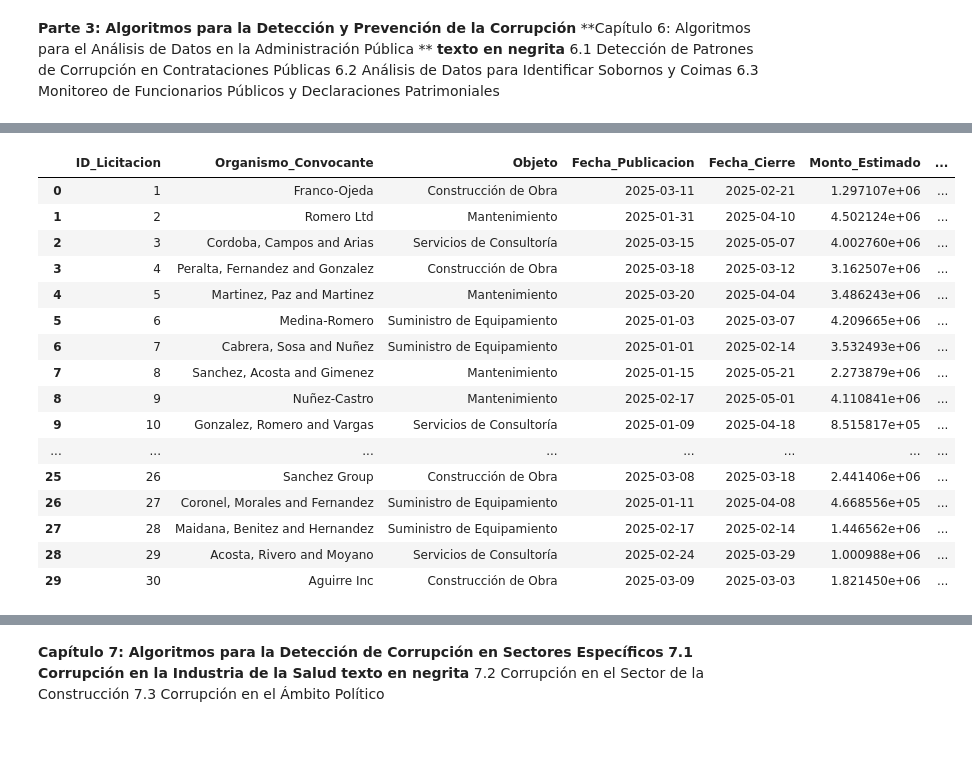
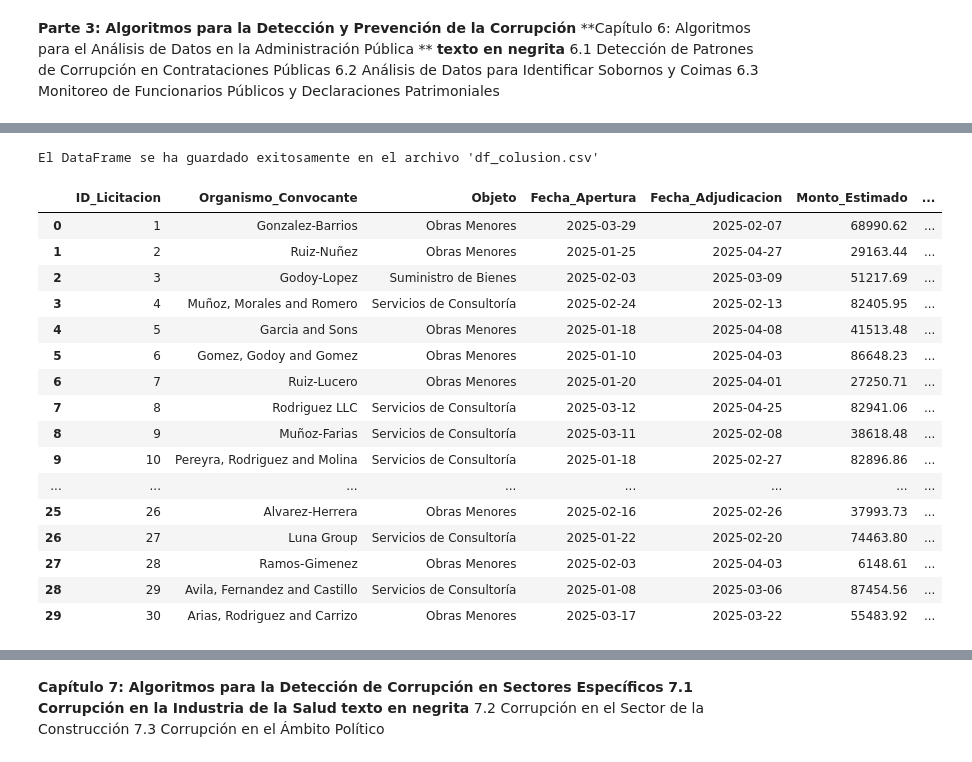
Before and after one commit to Viny2030/Libro_Algoritmos_contra_fraude_corrupcion, a Jupyter notebook: datasetlibro.ipynb, the cells around one changed output, grey strips where cells are left out. Saved outputs shown, nothing was run; the diff lists cells and outputs as text; code cells hidden in the pictures.

```diff
--- a/datasetlibro.ipynb
+++ b/datasetlibro.ipynb
@@ -913,41 +1047,49 @@ El DataFrame se ha guardado exitosamente en el archivo 'df_contratos.csv'
 # %%
 import random
 
-# 1. Generación de un dataset simulado para licitaciones públicas
+# 1. Generación de un dataset simulado para licitaciones con posible colusión
 fake = Faker('es_AR')
 
 num_licitaciones = 30
-data_licitaciones = {
+montos = np.random.uniform(5000, 100000, num_licitaciones)
+montos_formateados = ["{:.2f}".format(monto) for monto in montos]
+data_colusion = {
     'ID_Licitacion': range(1, num_licitaciones + 1),
     'Organismo_Convocante': [fake.company() for _ in range(num_licitaciones)],
-    'Objeto': [random.choice(['Construcción de Obra', 'Suministro de Equipamiento', 'Servicios de Consultoría', 'Mantenimiento']) for _ in range(num_licitaciones)],
-    'Fecha_Publicacion': pd.to_datetime([fake.date_this_year() for _ in range(num_licitaciones)]),
-    'Fecha_Cierre': pd.to_datetime([fake.date_this_year() + pd.Timedelta(days=random.randint(15, 90)) for _ in range(num_licitaciones)]),
-    'Monto_Estimado': np.random.uniform(50000, 5000000, num_licitaciones),
+    'Objeto': [random.choice(['Suministro de Bienes', 'Servicios de Consultoría', 'Obras Menores']) for _ in range(num_licitaciones)],
+    'Fecha_Apertura': pd.to_datetime([fake.date_this_year() for _ in range(num_licitaciones)]),
+    'Fecha_Adjudicacion': pd.to_datetime([fake.date_this_year() + pd.Timedelta(days=random.randint(5, 45)) for _ in range(num_licitaciones)]),
+    'Monto_Estimado': montos_formateados,
     'Empresa_Ganadora': [fake.company() for _ in range(num_licitaciones)],
-    'Monto_Adjudicado': np.random.uniform(45000, 5200000, num_licitaciones),
-    'Proceso_Seleccion': [random.choice(['Licitación Pública', 'Concurso de Precios', 'Contratación Directa']) for _ in range(num_licitaciones)],
-    'Participantes': [random.randint(1, 5) for _ in range(num_licitaciones)],
-    'Relacion_Funcionario_Ganador': [random.choice([0, 0, 0, 1]) for _ in range(num_licitaciones)], # 1: Posible relación
-    'Es_Irregular': np.zeros(num_licitaciones, dtype=int) # Inicialmente no irregular
+    'Ofertas_Presentadas': [random.randint(2, 6) for _ in range(num_licitaciones)],
+     'Monto_Adjudicado': [float(montos_formateados[i]) * 0.90 for i in range(num_licitaciones)],  # Convert to float before multiplying,
+    'Relacion_Empresas': [random.choice([0, 0, 0, 1]) for _ in range(num_licitaciones)], # 1: Posible relación entre oferentes
+    'Ofertas_Similares': [random.choice([0, 0, 1]) for _ in range(num_licitaciones)], # 1: Ofertas con precios muy cercanos
+    'Es_Colusion': np.zeros(num_licitaciones, dtype=int) # Inicialmente sin colusión
 }
-df_licitaciones = pd.DataFrame(data_licitaciones)
-df_licitaciones
+df_colusion = pd.DataFrame(data_colusion)
+df_colusion
+nombre_archivo_csv = 'df_colusion.csv'
+df_colusion.to_csv(nombre_archivo_csv, index=False)
+
+print(f"El DataFrame se ha guardado exitosamente en el archivo '{nombre_archivo_csv}'")
+df_colusion
 # %% [output]
+El DataFrame se ha guardado exitosamente en el archivo 'df_colusion.csv'
-|  | ID_Licitacion | Organismo_Convocante | Objeto | Fecha_Publicacion | Fecha_Cierre | Monto_Estimado | ... |
-| 0 | 1 | Franco-Ojeda | Construcción de Obra | 2025-03-11 | 2025-02-21 | 1.297107e+06 | ... |
-| 1 | 2 | Romero Ltd | Mantenimiento | 2025-01-31 | 2025-04-10 | 4.502124e+06 | ... |
-| 2 | 3 | Cordoba, Campos and Arias | Servicios de Consultoría | 2025-03-15 | 2025-05-07 | 4.002760e+06 | ... |
-| 3 | 4 | Peralta, Fernandez and Gonzalez | Construcción de Obra | 2025-03-18 | 2025-03-12 | 3.162507e+06 | ... |
-| 4 | 5 | Martinez, Paz and Martinez | Mantenimiento | 2025-03-20 | 2025-04-04 | 3.486243e+06 | ... |
-| 5 | 6 | Medina-Romero | Suministro de Equipamiento | 2025-01-03 | 2025-03-07 | 4.209665e+06 | ... |
-| 6 | 7 | Cabrera, Sosa and Nuñez | Suministro de Equipamiento | 2025-01-01 | 2025-02-14 | 3.532493e+06 | ... |
-| 7 | 8 | Sanchez, Acosta and Gimenez | Mantenimiento | 2025-01-15 | 2025-05-21 | 2.273879e+06 | ... |
-| 8 | 9 | Nuñez-Castro | Mantenimiento | 2025-02-17 | 2025-05-01 | 4.110841e+06 | ... |
-| 9 | 10 | Gonzalez, Romero and Vargas | Servicios de Consultoría | 2025-01-09 | 2025-04-18 | 8.515817e+05 | ... |
+|  | ID_Licitacion | Organismo_Convocante | Objeto | Fecha_Apertura | Fecha_Adjudicacion | Monto_Estimado | ... |
+| 0 | 1 | Gonzalez-Barrios | Obras Menores | 2025-03-29 | 2025-02-07 | 68990.62 | ... |
+| 1 | 2 | Ruiz-Nuñez | Obras Menores | 2025-01-25 | 2025-04-27 | 29163.44 | ... |
+| 2 | 3 | Godoy-Lopez | Suministro de Bienes | 2025-02-03 | 2025-03-09 | 51217.69 | ... |
+| 3 | 4 | Muñoz, Morales and Romero | Servicios de Consultoría | 2025-02-24 | 2025-02-13 | 82405.95 | ... |
+| 4 | 5 | Garcia and Sons | Obras Menores | 2025-01-18 | 2025-04-08 | 41513.48 | ... |
+| 5 | 6 | Gomez, Godoy and Gomez | Obras Menores | 2025-01-10 | 2025-04-03 | 86648.23 | ... |
+| 6 | 7 | Ruiz-Lucero | Obras Menores | 2025-01-20 | 2025-04-01 | 27250.71 | ... |
+| 7 | 8 | Rodriguez LLC | Servicios de Consultoría | 2025-03-12 | 2025-04-25 | 82941.06 | ... |
+| 8 | 9 | Muñoz-Farias | Servicios de Consultoría | 2025-03-11 | 2025-02-08 | 38618.48 | ... |
+| 9 | 10 | Pereyra, Rodriguez and Molina | Servicios de Consultoría | 2025-01-18 | 2025-02-27 | 82896.86 | ... |
 | ... | ... | ... | ... | ... | ... | ... | ... |
-| 25 | 26 | Sanchez Group | Construcción de Obra | 2025-03-08 | 2025-03-18 | 2.441406e+06 | ... |
-| 26 | 27 | Coronel, Morales and Fernandez | Suministro de Equipamiento | 2025-01-11 | 2025-04-08 | 4.668556e+05 | ... |
-| 27 | 28 | Maidana, Benitez and Hernandez | Suministro de Equipamiento | 2025-02-17 | 2025-02-14 | 1.446562e+06 | ... |
-| 28 | 29 | Acosta, Rivero and Moyano | Servicios de Consultoría | 2025-02-24 | 2025-03-29 | 1.000988e+06 | ... |
-| 29 | 30 | Aguirre Inc | Construcción de Obra | 2025-03-09 | 2025-03-03 | 1.821450e+06 | ... |
+| 25 | 26 | Alvarez-Herrera | Obras Menores | 2025-02-16 | 2025-02-26 | 37993.73 | ... |
+| 26 | 27 | Luna Group | Servicios de Consultoría | 2025-01-22 | 2025-02-20 | 74463.80 | ... |
+| 27 | 28 | Ramos-Gimenez | Obras Menores | 2025-02-03 | 2025-04-03 | 6148.61 | ... |
+| 28 | 29 | Avila, Fernandez and Castillo | Servicios de Consultoría | 2025-01-08 | 2025-03-06 | 87454.56 | ... |
+| 29 | 30 | Arias, Rodriguez and Carrizo | Obras Menores | 2025-03-17 | 2025-03-22 | 55483.92 | ... |
```
Also changed, not shown: parts of 18 cells of this notebook.
